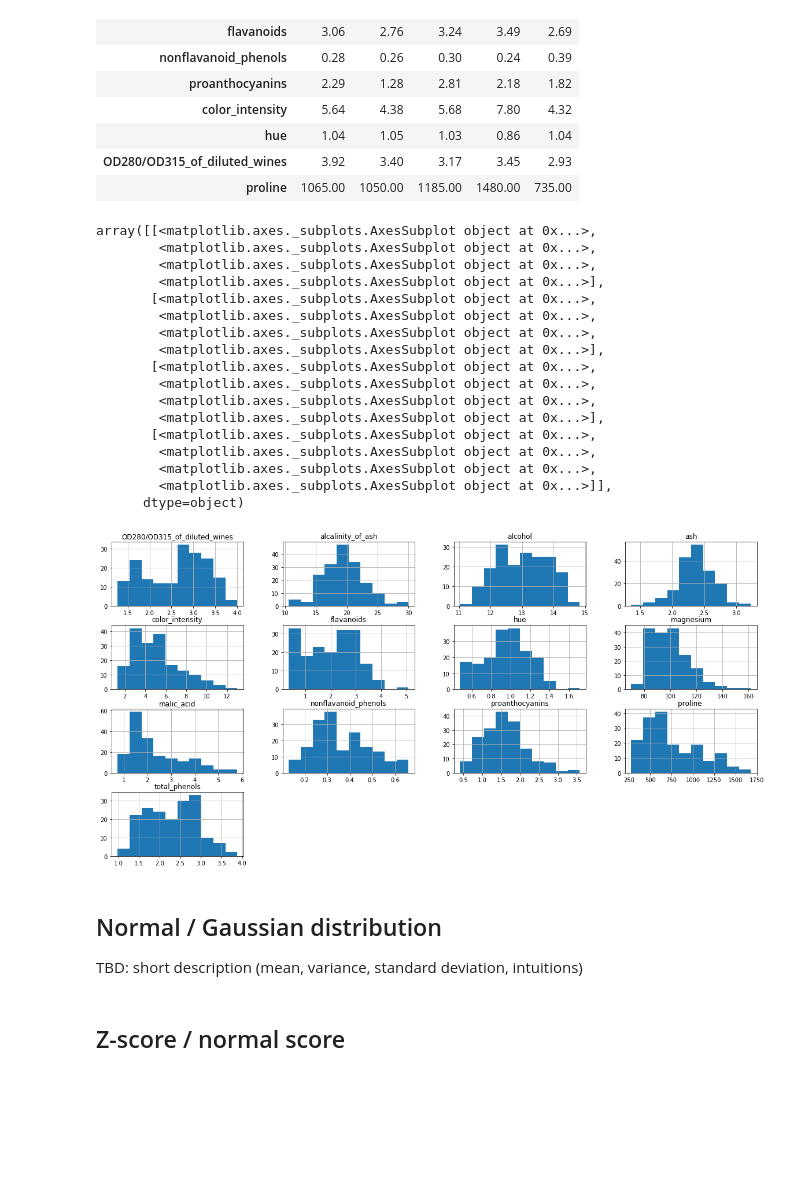
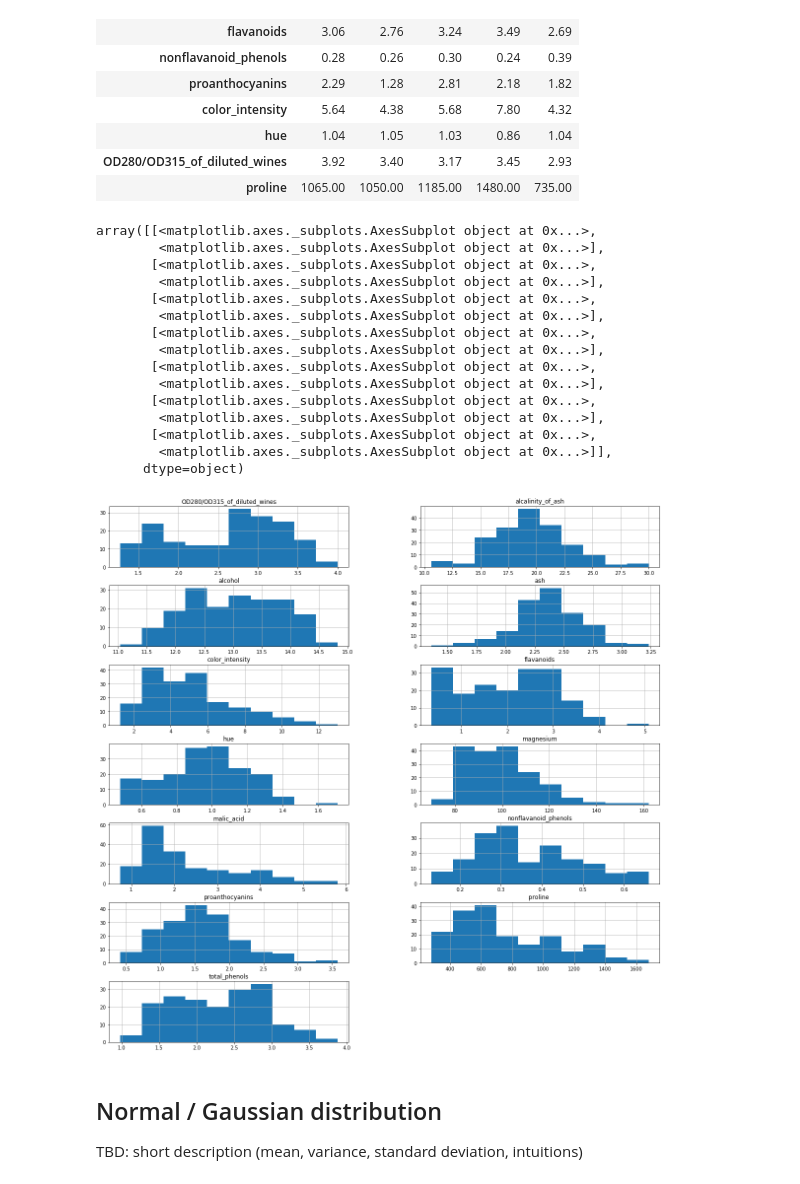
Before and after one commit to AndyB66/anomaly-detection-autoencoders, a Jupyter notebook: 01_standard_methods.ipynb, the cells around one changed output. Saved outputs shown, nothing was run; the diff lists cells and outputs as text; code cells hidden in the pictures; blank space fills up the shorter version.

```diff
--- a/01_standard_methods.ipynb
+++ b/01_standard_methods.ipynb
@@ -43,29 +43,25 @@ wine_df.head().T
 | OD280/OD315_of_diluted_wines | 3.92 | 3.40 | 3.17 | 3.45 | 2.93 |
 | proline | 1065.00 | 1050.00 | 1185.00 | 1480.00 | 735.00 |
 # %%
-wine_df.hist(figsize=(20,10))
+wine_df.hist(figsize=(20, 20), layout=(-1, 2))
 # %% [output]
 array([[<matplotlib.axes._subplots.AxesSubplot object at 0x...>,
-        <matplotlib.axes._subplots.AxesSubplot object at 0x...>,
-        <matplotlib.axes._subplots.AxesSubplot object at 0x...>,
         <matplotlib.axes._subplots.AxesSubplot object at 0x...>],
        [<matplotlib.axes._subplots.AxesSubplot object at 0x...>,
-        <matplotlib.axes._subplots.AxesSubplot object at 0x...>,
-        <matplotlib.axes._subplots.AxesSubplot object at 0x...>,
         <matplotlib.axes._subplots.AxesSubplot object at 0x...>],
        [<matplotlib.axes._subplots.AxesSubplot object at 0x...>,
-        <matplotlib.axes._subplots.AxesSubplot object at 0x...>,
-        <matplotlib.axes._subplots.AxesSubplot object at 0x...>,
         <matplotlib.axes._subplots.AxesSubplot object at 0x...>],
        [<matplotlib.axes._subplots.AxesSubplot object at 0x...>,
-        <matplotlib.axes._subplots.AxesSubplot object at 0x...>,
-        <matplotlib.axes._subplots.AxesSubplot object at 0x...>,
+        <matplotlib.axes._subplots.AxesSubplot object at 0x...>],
+       [<matplotlib.axes._subplots.AxesSubplot object at 0x...>,
+        <matplotlib.axes._subplots.AxesSubplot object at 0x...>],
+       [<matplotlib.axes._subplots.AxesSubplot object at 0x...>,
+        <matplotlib.axes._subplots.AxesSubplot object at 0x...>],
+       [<matplotlib.axes._subplots.AxesSubplot object at 0x...>,
         <matplotlib.axes._subplots.AxesSubplot object at 0x...>]],
       dtype=object)
-[figure, old version]
+[figure, new version]
 # %% [markdown]
 ## Normal / Gaussian distribution
 
 TBD: short description (mean, variance, standard deviation, intuitions)
-# %% [markdown]
-## Z-score / normal score
```
Also changed, not shown: parts of 16 cells of this notebook, 2 other files.
